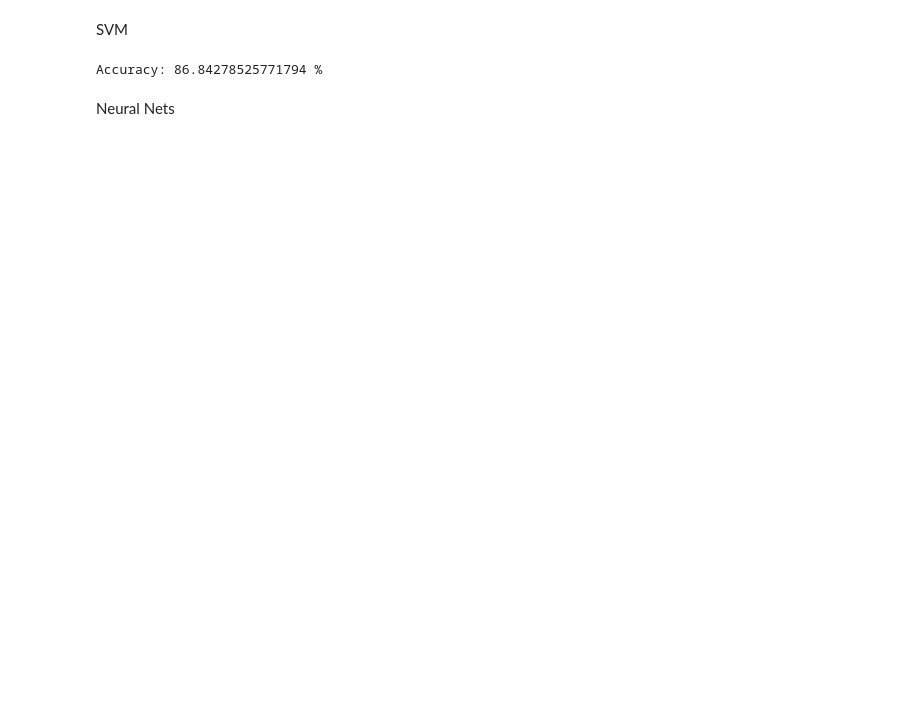
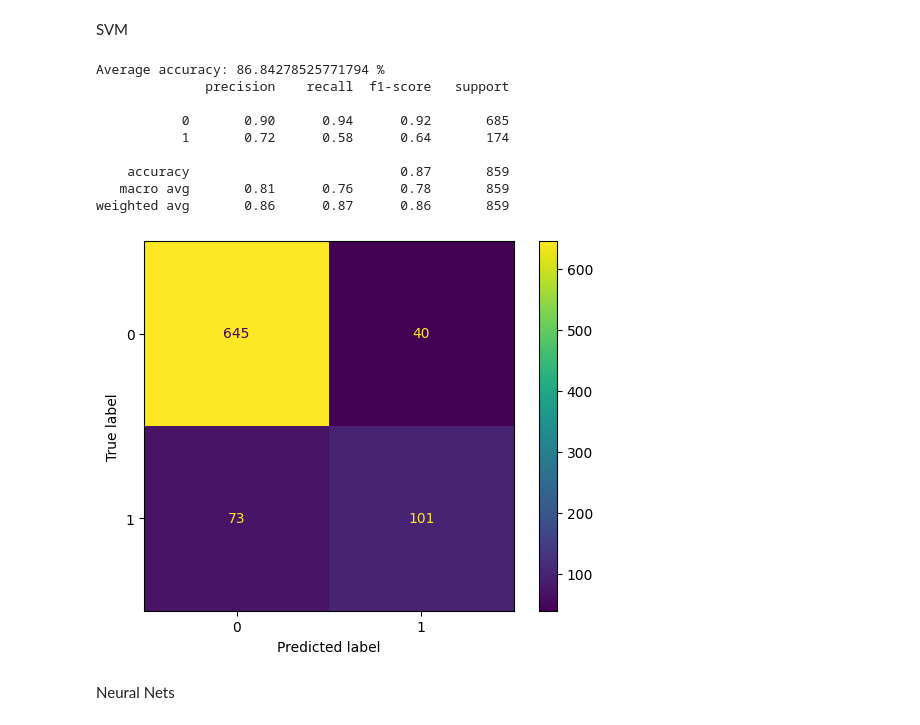
Before and after one commit to ashv1nr/cfb-top-25-predictor, a Jupyter notebook: cs363mProject.ipynb, the cells around one changed output. Drawn from its saved outputs; the diff is of its cells as text; code cells hidden in the pictures; blank space fills up the shorter version.

```diff
--- a/cs363mProject.ipynb
+++ b/cs363mProject.ipynb
@@ -499,17 +489,23 @@ Nested CV accuracy: 83.35441316469469 %
 # %% [markdown]
 SVM
 # %%
-from sklearn.model_selection import cross_val_predict
 from sklearn.svm import SVC
 
 svm_pl = Pipeline([('scaler', StandardScaler()), ('svc', SVC())])
 prm_grd = { 'svc__C': [0.1, 1, 10, 100], 'svc__kernel': ['linear', 'rbf', 'poly']}
 gr_sch = GridSearchCV(svm_pl, prm_grd, cv = 5)
-predictions = cross_val_predict(gr_sch, features, labels, cv = outer_loop)
-accuracy = cross_val_score(gr_sch, features, labels, cv = 5, scoring = 'accuracy').mean()
-print("Accuracy:", accuracy * 100, "%")
+generate_statistics(gr_sch, features, labels, KFold(n_splits = 5, shuffle = True, random_state = 21), False, False)
 # %% [output]
-Accuracy: 86.84278525771794 %
+Average accuracy: 86.84278525771794 %
+              precision    recall  f1-score   support
+
+           0       0.90      0.94      0.92       685
+           1       0.72      0.58      0.64       174
+
+    accuracy                           0.87       859
+   macro avg       0.81      0.76      0.78       859
+weighted avg       0.86      0.87      0.86       859
+[figure, added]
 # %% [markdown]
 Neural Nets
 # %%
```
Also changed, not shown: parts of 29 cells of this notebook.
